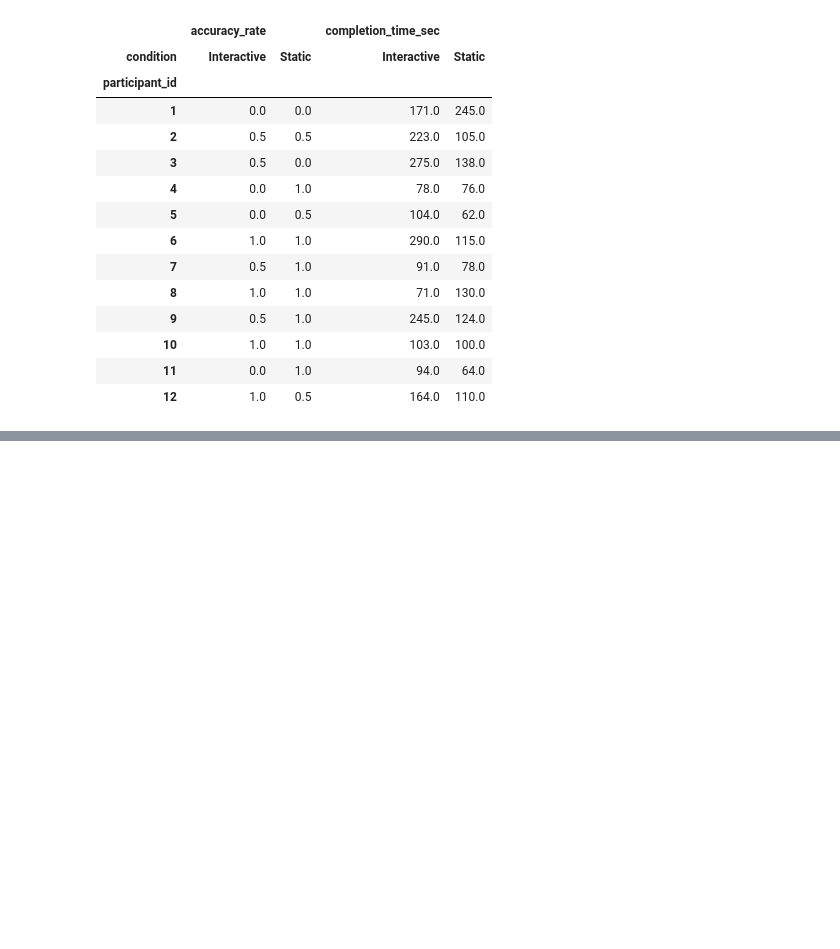
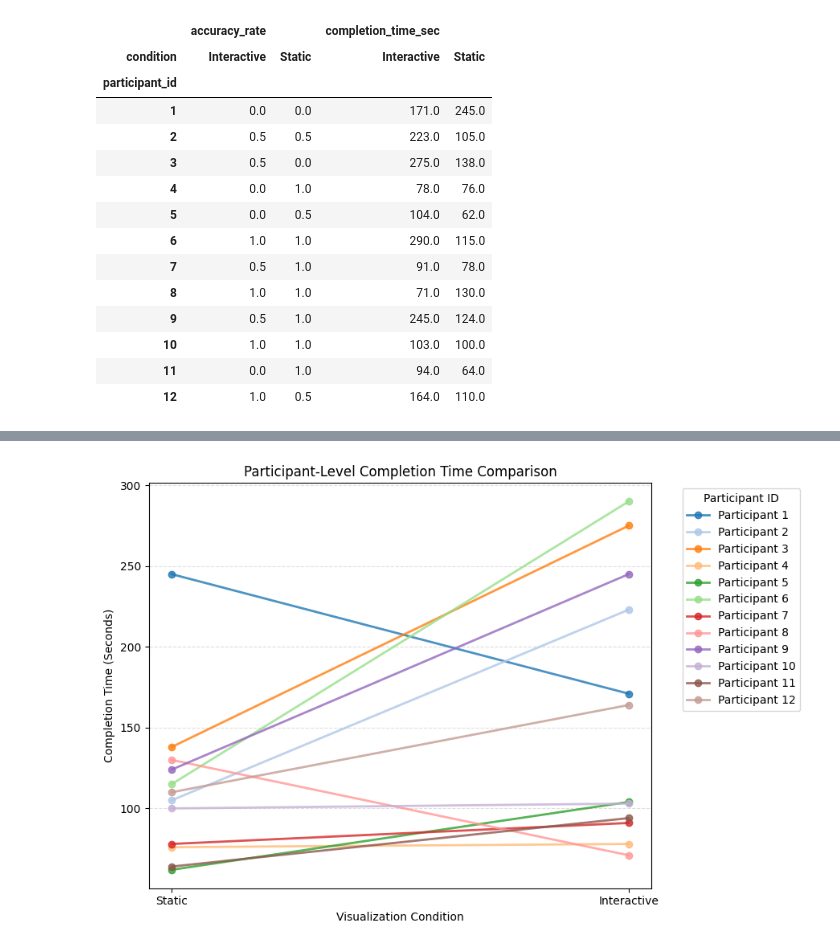
Before and after one commit to microwaves22/Ye-Ng-CS424, a Jupyter notebook: Notebooks/Quantitative_Vis_Analysis.ipynb, the cells around one changed output, grey strips where cells are left out. Cells and saved outputs as stored; diff of their text form; code cells hidden in the pictures; blank space fills up the shorter version.

```diff
--- a/Notebooks/Quantitative_Vis_Analysis.ipynb
+++ b/Notebooks/Quantitative_Vis_Analysis.ipynb
@@ -88,0 +265,44 @@ participant_compare
+# %%
+participant_times = df.pivot(
+    index="participant_id",
+    columns="condition",
+    values="completion_time_sec"
+)
+
+participant_times
+
+plt.figure(figsize=(9,6))
+
+colors = sns.color_palette("tab20", n_colors=len(participant_times))
+
+for color, participant in zip(colors, participant_times.index):
+
+    plt.plot(
+        ["Static", "Interactive"],
+        [
+            participant_times.loc[participant, "Static"],
+            participant_times.loc[participant, "Interactive"]
+        ],
+        marker="o",
+        linewidth=2,
+        alpha=0.8,
+        color=color,
+        label=f"Participant {participant}"
+    )
+
+plt.ylabel("Completion Time (Seconds)")
+plt.xlabel("Visualization Condition")
+plt.title("Participant-Level Completion Time Comparison")
+
+plt.grid(axis="y", linestyle="--", alpha=0.4)
+
+plt.legend(
+    title="Participant ID",
+    bbox_to_anchor=(1.05, 1),
+    loc="upper left"
+)
+
+plt.tight_layout()
+plt.show()
+# %% [output]
+[figure, added]
```
Also changed, not shown: parts of 15 cells of this notebook.
